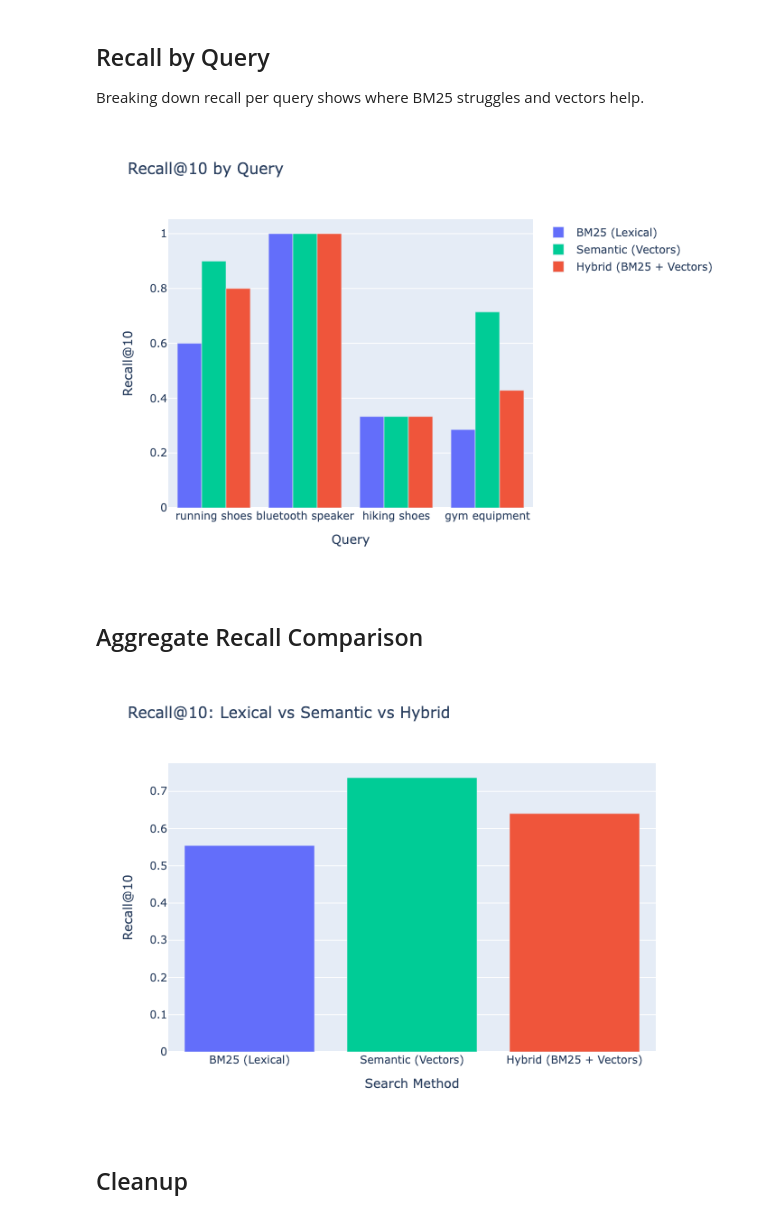
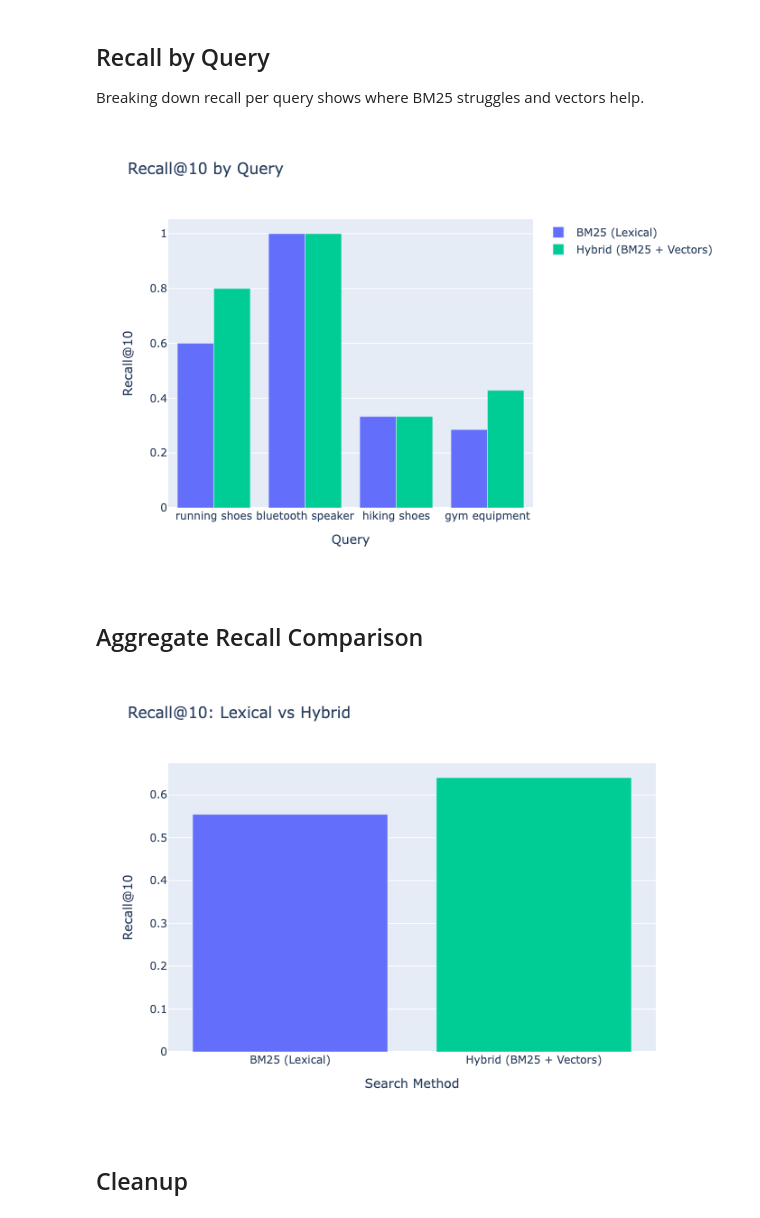
Before and after one commit to Delacrobix/Getting-started-with-relevance-tuning, a Jupyter notebook: notebook.ipynb, the cells around one changed output. Saved outputs shown, nothing was run; the diff lists cells and outputs as text; code cells hidden in the pictures.

```diff
--- a/notebook.ipynb
+++ b/notebook.ipynb
@@ -455,28 +452,0 @@ BM25 Recall@10: 0.5547619047619048
-# %%
-# Semantic search using vectors only
-semantic_requests = []
-for query_id, query_text in (
-    judgments_df[["query_id", "query"]].drop_duplicates().values
-):
-    relevant_docs = judgments_df[judgments_df["query_id"] == query_id]
-    ratings = [
-        {"_index": INDEX_NAME, "_id": row["doc_id"], "rating": row["grade"]}
-        for _, row in relevant_docs.iterrows()
-    ]
-
-    semantic_requests.append(
-        {
-            "id": query_id,
-            "request": {"query": {"match": {"semantic_field": {"query": query_text}}}},
-            "ratings": ratings,
-        }
-    )
-
-# Quick test with recall metric
-semantic_eval = {
-    "requests": semantic_requests,
-    "metric": {"recall": {"k": 10, "relevant_rating_threshold": 1}},
-}
-
-semantic_result = es.rank_eval(index=INDEX_NAME, body=semantic_eval)
-print("Semantic Recall@10:", semantic_result.body["metric_score"])
@@ -611,8 +577,7 @@ fig_per_query = go.Figure()
 
 colors = {
     "BM25 (Lexical)": "#636EFA",
-    "Semantic (Vectors)": "#00CC96",
-    "Hybrid (BM25 + Vectors)": "#EF553B",
+    "Hybrid (BM25 + Vectors)": "#00CC96",
 }
 
 for method_name in methods:
@@ -636,32 +601,32 @@ fig_per_query.update_layout(
 
 fig_per_query.show(renderer="png")
 # %% [output]
-[figure, old version]
+[figure, new version]
 # %% [markdown]
 ## Aggregate Recall Comparison
 # %%
 # Overall recall across methods
 fig_aggregate = go.Figure()
 
 fig_aggregate.add_trace(
     go.Bar(
         x=comparison_df["method"].tolist(),
         y=comparison_df["recall@10"].tolist(),
         name="Recall@10",
-        marker_color=["#636EFA", "#00CC96", "#EF553B"],
+        marker_color=["#636EFA", "#00CC96"],
     )
 )
 
 fig_aggregate.update_layout(
-    title="Recall@10: Lexical vs Semantic vs Hybrid",
+    title="Recall@10: Lexical vs Hybrid",
     xaxis_title="Search Method",
     yaxis_title="Recall@10",
     height=500,
 )
 
 fig_aggregate.show(renderer="png")
 # %% [output]
-[figure, old version]
+[figure, new version]
 # %% [markdown]
 ## Cleanup
 # %%
```
Also changed, not shown: parts of 3 cells of this notebook, 1 other file.
